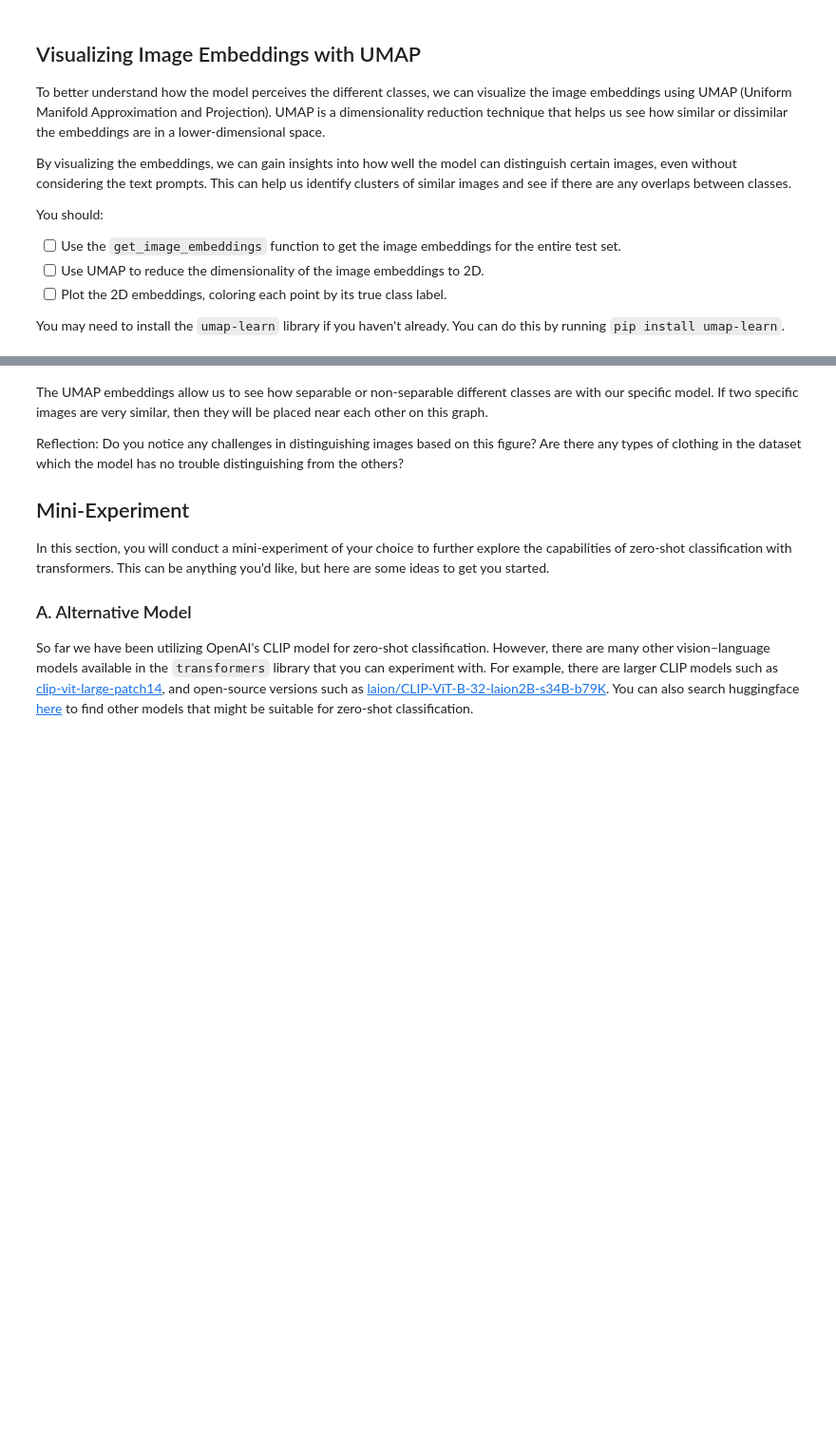
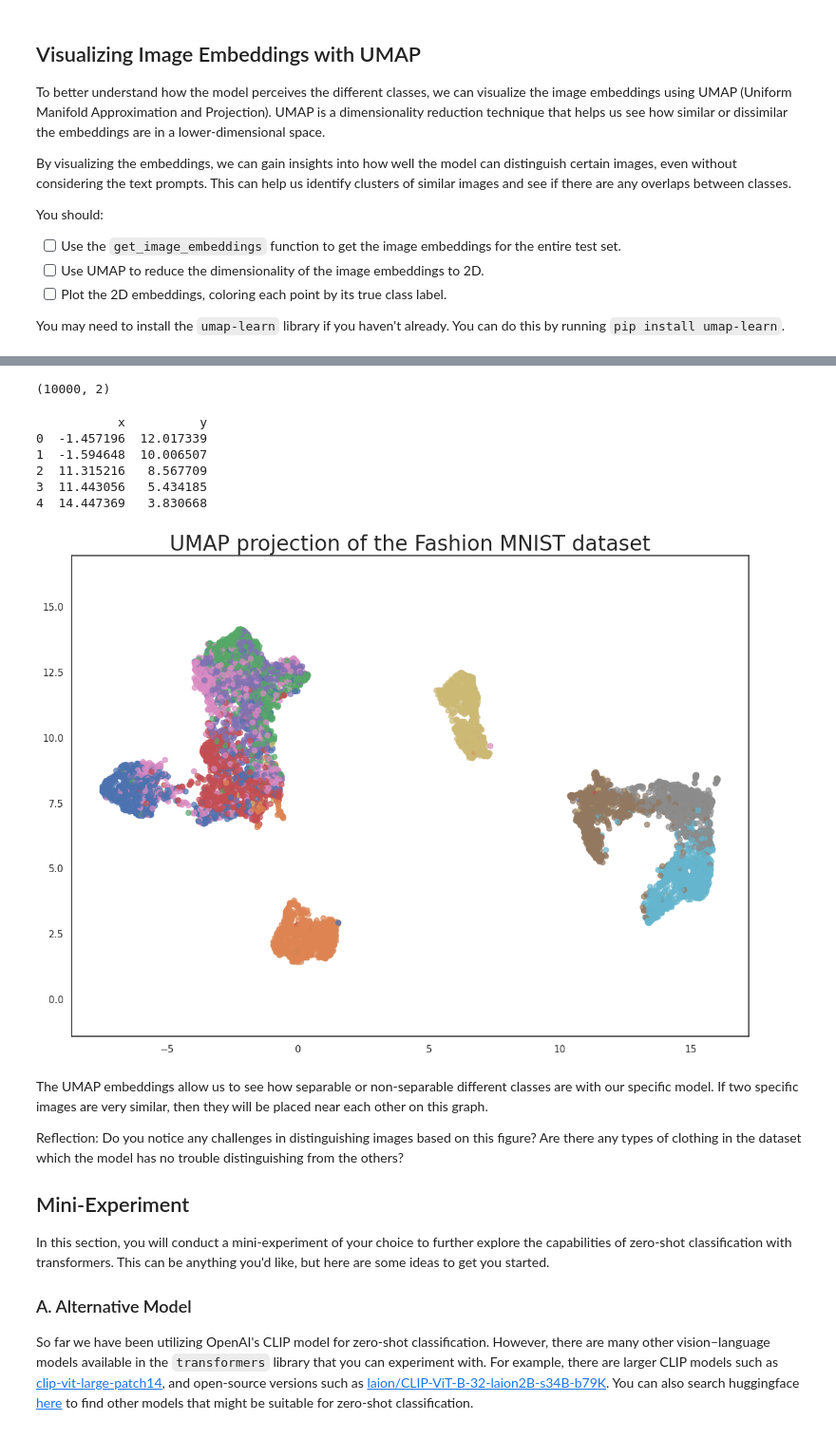
Before and after one commit to melcsk/deep_learning, a Jupyter notebook: 02_activities/assignments/assignment_2.ipynb, the cells around one changed output, grey strips where cells are left out. Shown: that part at 95% size. Drawn from its saved outputs; the diff is of its cells as text; code cells hidden in the pictures; blank space fills up the shorter version.

Commit message:
Discuss UMAP projection of zero-shot image classification of Fashion MNIST test dataset

```diff
--- a/02_activities/assignments/assignment_2.ipynb
+++ b/02_activities/assignments/assignment_2.ipynb
@@ -405,3 +377,53 @@ plt.title('UMAP projection of the Fashion MNIST dataset', fontsize=24);
+# %%
+from umap import UMAP
+
+# ------------------------------------------------------------
+# 1. Collect image embeddings
+# ------------------------------------------------------------
+# Defined image and labels list previously when testing baseline zero-shot classification model
+# Move to CPU for consistency with UMAP input
+all_img_emb = all_image_embed.cpu()
+all_labels  = y_true.cpu()
+
+# ------------------------------------------------------------
+# 2. Fit UMAP
+# ------------------------------------------------------------
+# Reduce dimensionality to 2D
+reducer = UMAP(random_state=42)
+reducer.fit(all_img_emb)
+embedding = reducer.transform(all_img_emb)
+# %%
+embedding.shape
+# %% [output]
+(10000, 2)
+# %%
+import pandas as pd
+df = pd.DataFrame(embedding, columns=['x', 'y'])
+print(df.head())
+# %% [output]
+           x          y
+0  -1.457196  12.017339
+1  -1.594648  10.006507
+2  11.315216   8.567709
+3  11.443056   5.434185
+4  14.447369   3.830668
+# %%
+# ------------------------------------------------------------
+# 3. Plot coloured by ground-truth label
+# ------------------------------------------------------------
+import seaborn as sns
+sns.set(style='white', context='notebook', rc={'figure.figsize':(14,10)})
+
+plt.scatter(
+    embedding[:, 0],
+    embedding[:, 1],
+    c=[sns.color_palette()[x] for x in all_labels],
+    alpha=0.7
+    )
+plt.gca().set_aspect('equal', 'datalim')
+plt.title('UMAP projection of the Fashion MNIST dataset', fontsize=24);
+# %% [output]
+[figure, added]
 # %% [markdown]
 The UMAP embeddings allow us to see how separable or non-separable different classes are with our specific model. If two specific images are very similar, then they will be placed near each other on this graph.
 
```
Also changed, not shown: parts of 5 cells of this notebook.
